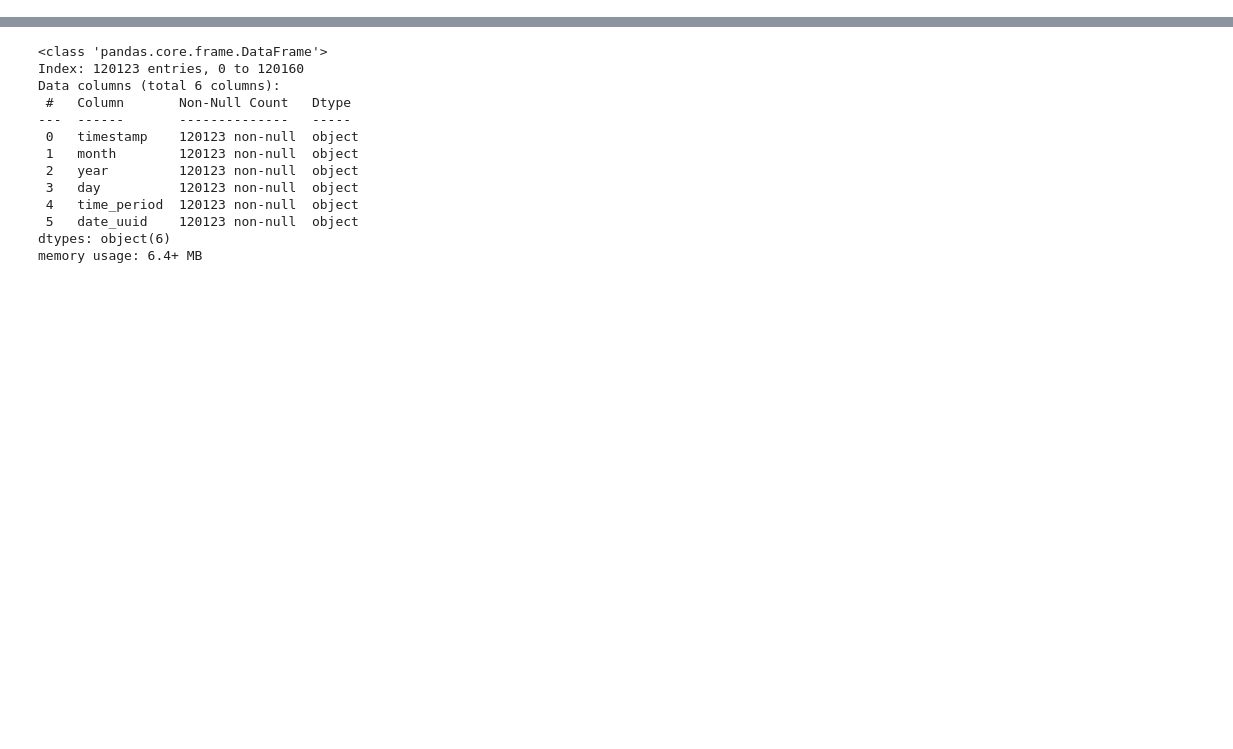
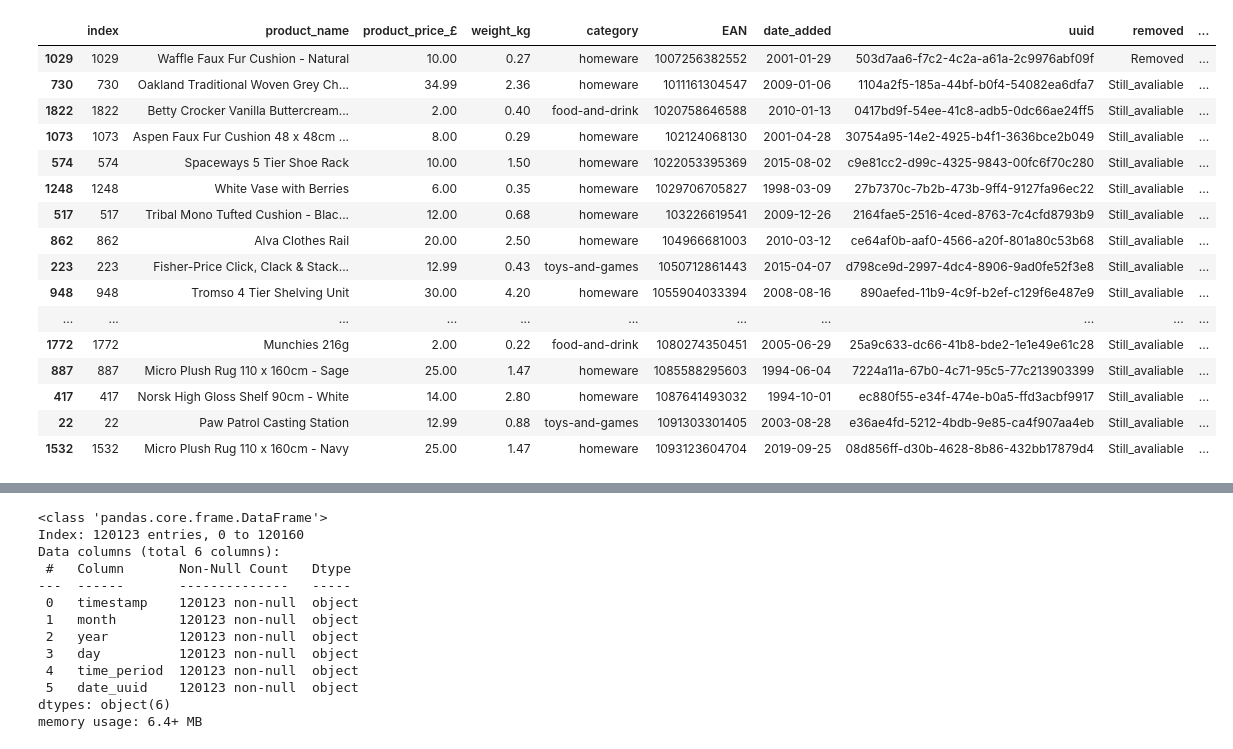
Before and after one commit to raweru/multinational-retail-data-centralisation, a Jupyter notebook: cleaner.ipynb, the cells around one changed output, grey strips where cells are left out. Cells and saved outputs as stored; diff of their text form; code cells hidden in the pictures; blank space fills up the shorter version.

```diff
--- a/cleaner.ipynb
+++ b/cleaner.ipynb
@@ -15,0 +20,31 @@ if __name__ == '__main__':
+# %%
+extractor = DataExtractor()
+# extract product data from AWS S3 bucket
+product_data = extractor.extract_from_s3("s3://data-handling-public/products.csv")
+
+data_cleaner = DataCleaning()
+# clean product data
+product_data = data_cleaner.clean_products_data(product_data)
+# convert weights to kg
+product_data = data_cleaner.convert_product_weights(product_data)
+# %%
+product_data = product_data.sort_values(by='EAN', ascending=True)
+product_data.head(19)
+# %% [output]
+|  | index | product_name | product_price_£ | weight_kg | category | EAN | date_added | uuid | removed | ... |
+| 1029 | 1029 | Waffle Faux Fur Cushion - Natural | 10.00 | 0.27 | homeware | 1007256382552 | 2001-01-29 | 503d7aa6-f7c2-4c2a-a61a-2c9976abf09f | Removed | ... |
+| 730 | 730 | Oakland Traditional Woven Grey Ch... | 34.99 | 2.36 | homeware | 1011161304547 | 2009-01-06 | 1104a2f5-185a-44bf-b0f4-54082ea6dfa7 | Still_avaliable | ... |
+| 1822 | 1822 | Betty Crocker Vanilla Buttercream... | 2.00 | 0.40 | food-and-drink | 1020758646588 | 2010-01-13 | 0417bd9f-54ee-41c8-adb5-0dc66ae24ff5 | Still_avaliable | ... |
+| 1073 | 1073 | Aspen Faux Fur Cushion 48 x 48cm ... | 8.00 | 0.29 | homeware | 102124068130 | 2001-04-28 | 30754a95-14e2-4925-b4f1-3636bce2b049 | Still_avaliable | ... |
+| 574 | 574 | Spaceways 5 Tier Shoe Rack | 10.00 | 1.50 | homeware | 1022053395369 | 2015-08-02 | c9e81cc2-d99c-4325-9843-00fc6f70c280 | Still_avaliable | ... |
+| 1248 | 1248 | White Vase with Berries | 6.00 | 0.35 | homeware | 1029706705827 | 1998-03-09 | 27b7370c-7b2b-473b-9ff4-9127fa96ec22 | Still_avaliable | ... |
+| 517 | 517 | Tribal Mono Tufted Cushion - Blac... | 12.00 | 0.68 | homeware | 103226619541 | 2009-12-26 | 2164fae5-2516-4ced-8763-7c4cfd8793b9 | Still_avaliable | ... |
+| 862 | 862 | Alva Clothes Rail | 20.00 | 2.50 | homeware | 104966681003 | 2010-03-12 | ce64af0b-aaf0-4566-a20f-801a80c53b68 | Still_avaliable | ... |
+| 223 | 223 | Fisher-Price Click, Clack & Stack... | 12.99 | 0.43 | toys-and-games | 1050712861443 | 2015-04-07 | d798ce9d-2997-4dc4-8906-9ad0fe52f3e8 | Still_avaliable | ... |
+| 948 | 948 | Tromso 4 Tier Shelving Unit | 30.00 | 4.20 | homeware | 1055904033394 | 2008-08-16 | 890aefed-11b9-4c9f-b2ef-c129f6e487e9 | Still_avaliable | ... |
+| ... | ... | ... | ... | ... | ... | ... | ... | ... | ... | ... |
+| 1772 | 1772 | Munchies 216g | 2.00 | 0.22 | food-and-drink | 1080274350451 | 2005-06-29 | 25a9c633-dc66-41b8-bde2-1e1e49e61c28 | Still_avaliable | ... |
+| 887 | 887 | Micro Plush Rug 110 x 160cm - Sage | 25.00 | 1.47 | homeware | 1085588295603 | 1994-06-04 | 7224a11a-67b0-4c71-95c5-77c213903399 | Still_avaliable | ... |
+| 417 | 417 | Norsk High Gloss Shelf 90cm - White | 14.00 | 2.80 | homeware | 1087641493032 | 1994-10-01 | ec880f55-e34f-474e-b0a5-ffd3acbf9917 | Still_avaliable | ... |
+| 22 | 22 | Paw Patrol Casting Station | 12.99 | 0.88 | toys-and-games | 1091303301405 | 2003-08-28 | e36ae4fd-5212-4bdb-9e85-ca4f907aa4eb | Still_avaliable | ... |
+| 1532 | 1532 | Micro Plush Rug 110 x 160cm - Navy | 25.00 | 1.47 | homeware | 1093123604704 | 2019-09-25 | 08d856ff-d30b-4628-8b86-432bb17879d4 | Still_avaliable | ... |
```
Also changed, not shown: parts of 9 cells of this notebook, 4 other files.
